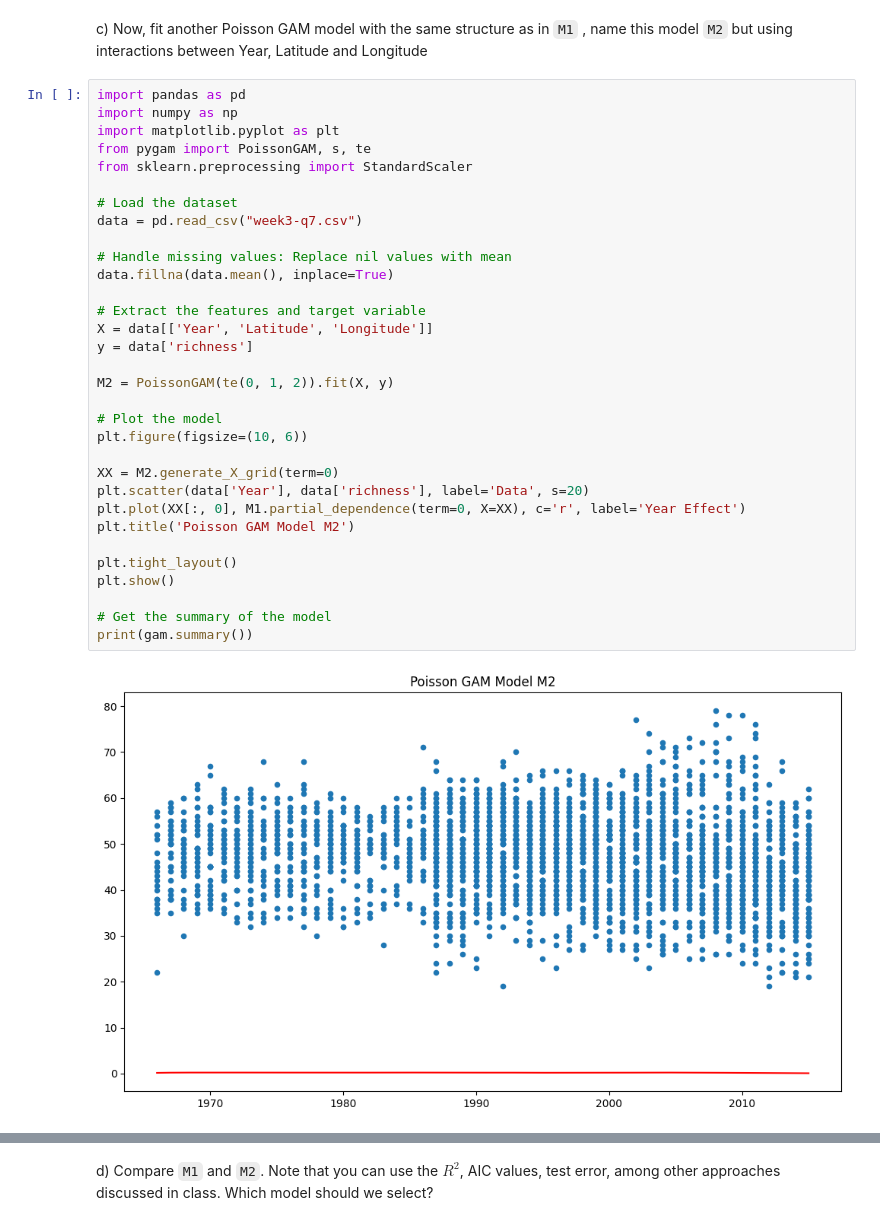
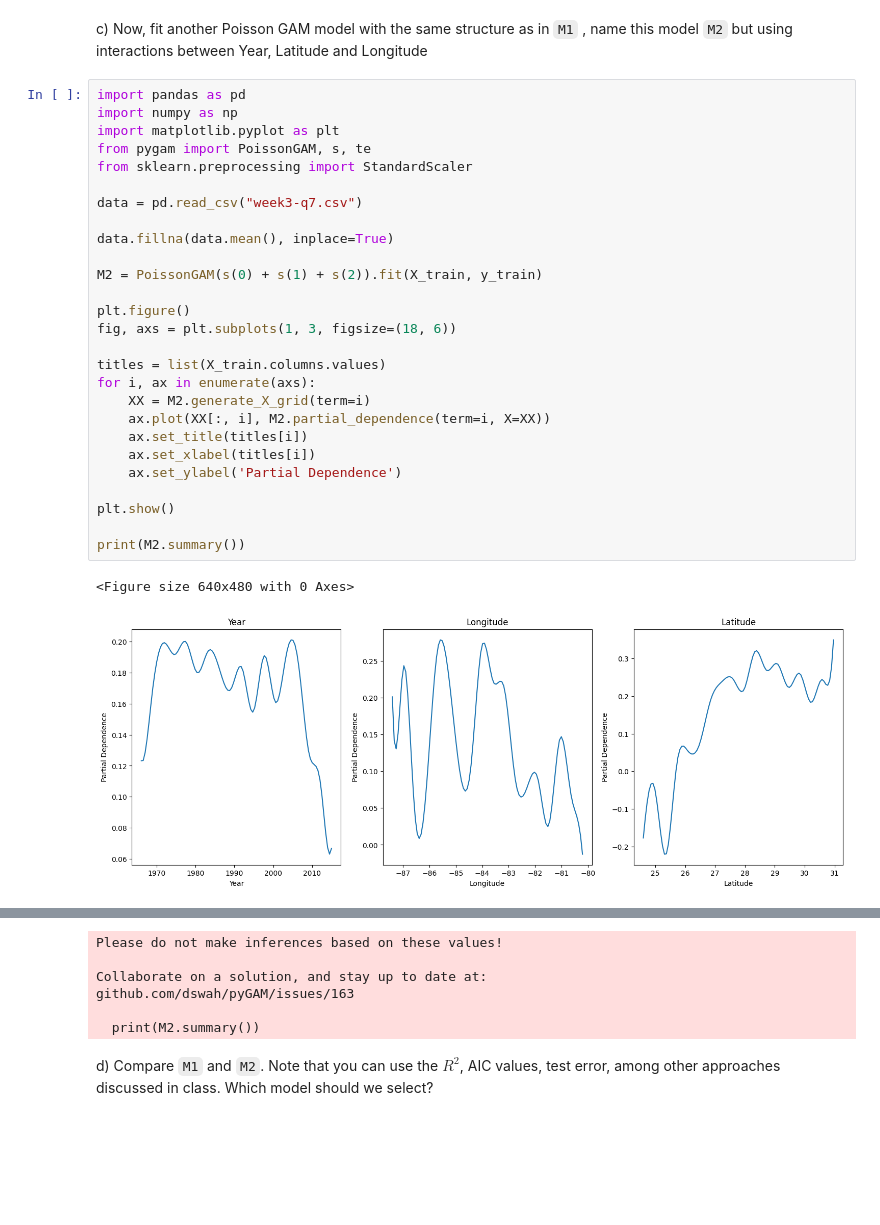
Before and after one commit to yatender-oktalk/machine-learning-arizona, a Jupyter notebook: week 3/UoA_Course_3_Assignment_1_Week_3_learner_template.ipynb, the cells around one changed output, grey strips where cells are left out. Drawn from its saved outputs; the diff is of its cells as text; blank space fills up the shorter version.

```diff
--- a/week 3/UoA_Course_3_Assignment_1_Week_3_learner_template.ipynb
+++ b/week 3/UoA_Course_3_Assignment_1_Week_3_learner_template.ipynb
@@ -372,34 +404,30 @@ c) Now, fit another Poisson GAM model with the same structure as in `M1` , name
 # %%
 import pandas as pd
 import numpy as np
 import matplotlib.pyplot as plt
 from pygam import PoissonGAM, s, te
 from sklearn.preprocessing import StandardScaler
 
-# Load the dataset
 data = pd.read_csv("week3-q7.csv")
 
-# Handle missing values: Replace nil values with mean
 data.fillna(data.mean(), inplace=True)
 
-# Extract the features and target variable
-X = data[['Year', 'Latitude', 'Longitude']]
-y = data['richness']
+M2 = PoissonGAM(s(0) + s(1) + s(2)).fit(X_train, y_train)
 
-M2 = PoissonGAM(te(0, 1, 2)).fit(X, y)
+plt.figure()
+fig, axs = plt.subplots(1, 3, figsize=(18, 6))
 
-# Plot the model
-plt.figure(figsize=(10, 6))
+titles = list(X_train.columns.values)
+for i, ax in enumerate(axs):
+    XX = M2.generate_X_grid(term=i)
+    ax.plot(XX[:, i], M2.partial_dependence(term=i, X=XX))
+    ax.set_title(titles[i])
+    ax.set_xlabel(titles[i])
+    ax.set_ylabel('Partial Dependence')
 
-XX = M2.generate_X_grid(term=0)
-plt.scatter(data['Year'], data['richness'], label='Data', s=20)
-plt.plot(XX[:, 0], M1.partial_dependence(term=0, X=XX), c='r', label='Year Effect')
-plt.title('Poisson GAM Model M2')
-
-plt.tight_layout()
 plt.show()
 
-# Get the summary of the model
-print(gam.summary())
+print(M2.summary())
 # %% [output]
+<Figure size 640x480 with 0 Axes>
-[figure, old version]
+[figure, new version]
@@ -429,2 +451,8 @@ github.com/dswah/pyGAM/issues/163
+Please do not make inferences based on these values!
+
+Collaborate on a solution, and stay up to date at:
+github.com/dswah/pyGAM/issues/163
+
+  print(M2.summary())
 # %% [markdown]
 d) Compare `M1` and `M2`. Note that you can use the $R^2$, AIC values, test error, among other approaches discussed in class. Which model should we select?
```
Also changed, not shown: parts of 10 cells of this notebook, 1 other file.
